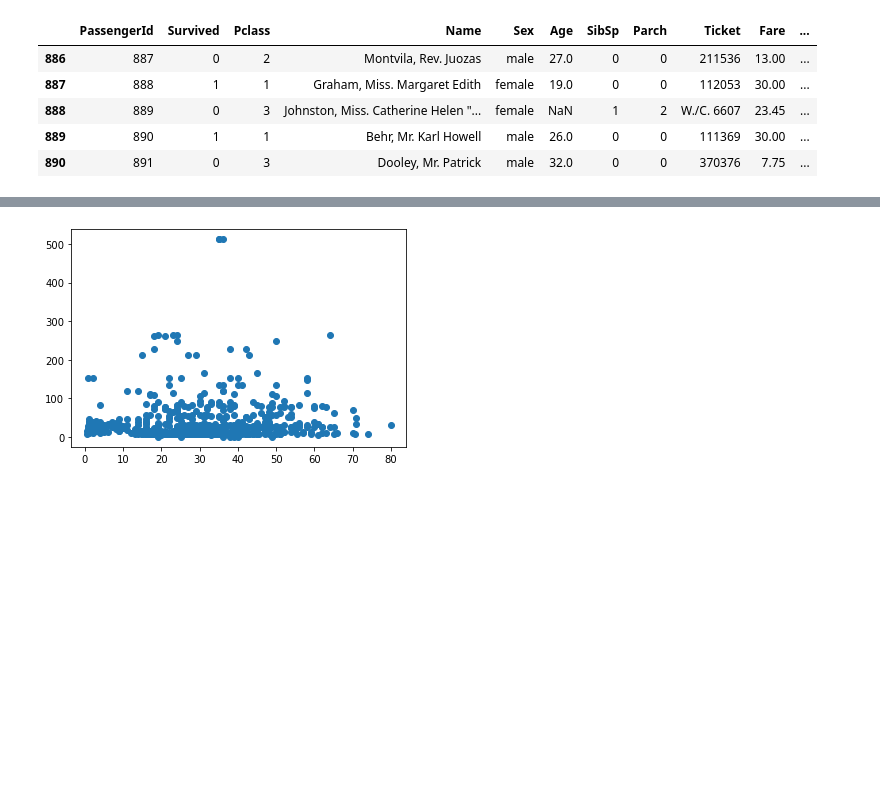
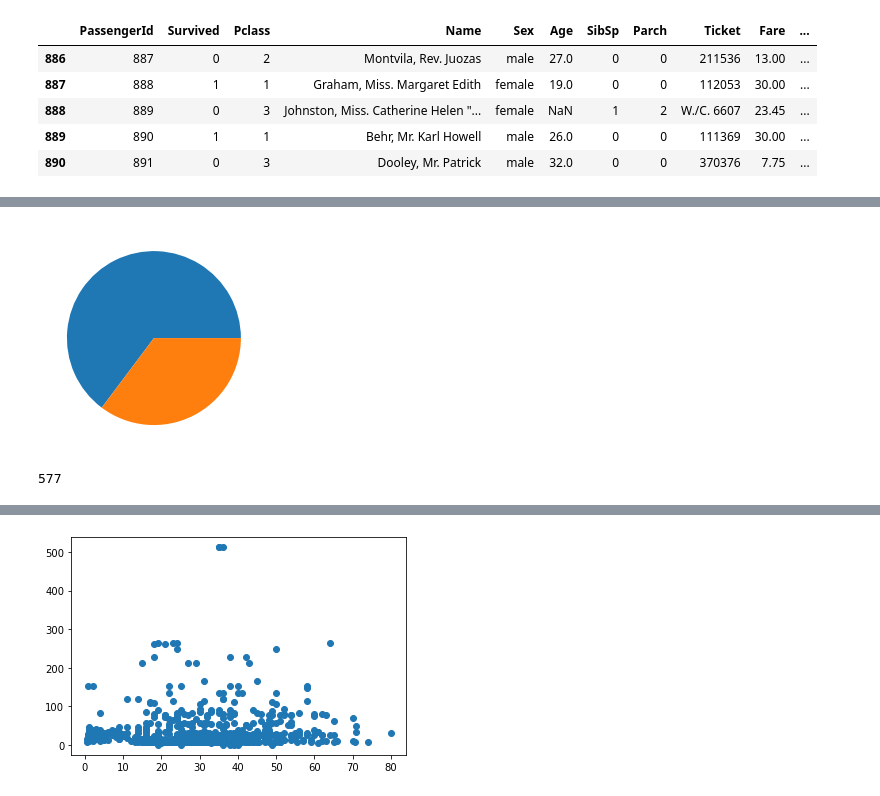
Before and after one commit to gaiogreg/aulas-LC-Safra, a Jupyter notebook: Modulo 6/Aula_1_estatistica_sem_spoiler.ipynb, the cells around one changed output, grey strips where cells are left out. Cells and saved outputs as stored; diff of their text form; code cells hidden in the pictures; blank space fills up the shorter version.

```diff
--- a/Modulo 6/Aula_1_estatistica_sem_spoiler.ipynb
+++ b/Modulo 6/Aula_1_estatistica_sem_spoiler.ipynb
@@ -99,0 +99,8 @@ TypeError: unsupported operand type(s) for +: 'int' and 'str'
+# %%
+plt.pie([df_titanic[df_titanic['Sex']== 'male'].Sex.count(),df_titanic[df_titanic['Sex']== 'female'].Sex.count()]);
+# %% [output]
+[figure, added]
+# %%
+df_titanic[df_titanic['Sex']=='male']['Sex'].count()
+# %% [output]
+577
```
Also changed, not shown: parts of 47 cells of this notebook.
